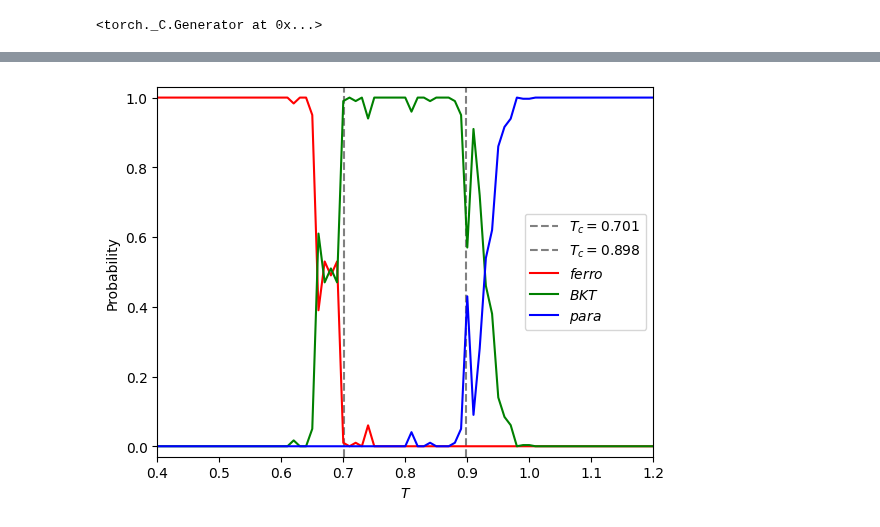
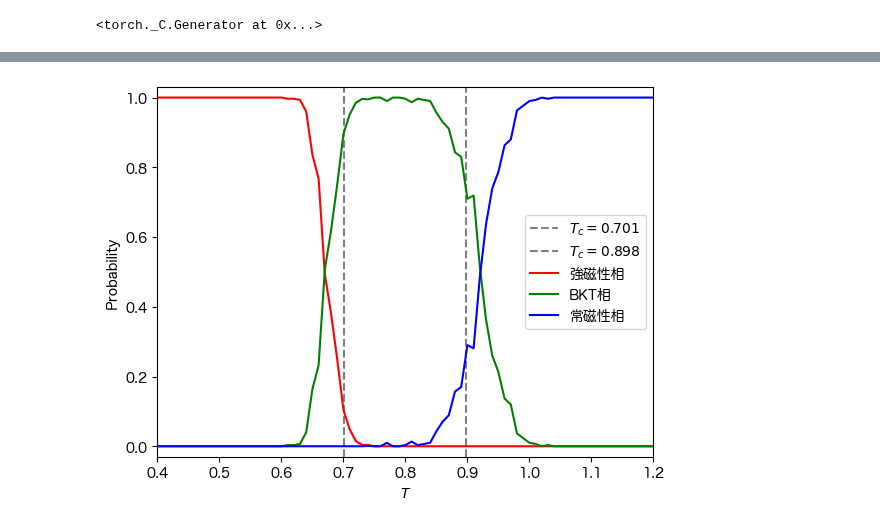
Before and after one commit to tatsuya0926/spin-configuration-learning, a Jupyter notebook: learning/train/train_cnn_Clock_q=6.ipynb, the cells around one changed output, grey strips where cells are left out. Saved outputs shown, nothing was run; the diff lists cells and outputs as text; code cells hidden in the pictures.

```diff
--- a/learning/train/train_cnn_Clock_q=6.ipynb
+++ b/learning/train/train_cnn_Clock_q=6.ipynb
@@ -224,13 +273,30 @@ KeyboardInterrupt:
+# %%
+model = torch.load("../models/2d_Clock_q=6_model_classifier.pth")
+# model = torch.load("../models/2d_Clock_q=6_model_classifier_config.pth")
+
+answer_test, prediction_test, temps = [], [], []
+model.eval()
+for data, temp, target in test_loader:
+    data = data.to(device)
+    output = model(data)
+    pred = output.argmax(dim=1, keepdim=False)
+    prediction_test += list(pred.cpu().numpy())
+    answer_test += list(target.cpu().numpy())
+    temps += list(temp.cpu().numpy())
+xs, y1s, y2s, y3s = inference(len(test_dataset), temps, prediction_test, target_size)
 # %%
 plt.axvline(x=T_cr_1, ymin=0, ymax=1, ls="dashed",
             color="gray", label=r"$T_c={}$".format(T_cr_1))
 plt.axvline(x=T_cr_2, ymin=0, ymax=1, ls="dashed",
             color="gray", label=r"$T_c={}$".format(T_cr_2))
 plt.xlim(t_start, t_end)
-plt.plot(xs, y1s_mean, label=r"$ferro$", color="red")
-plt.plot(xs, y2s_mean, label=r"$BKT$", color="green")
-plt.plot(xs, y3s_mean, label=r"$para$", color="blue")
+plt.ylim(-0.03, 1.03)
+plt.plot(xs, y1s, label=r"強磁性相", color="red")
+plt.plot(xs, y2s, label=r"BKT相", color="green")
+plt.plot(xs, y3s, label=r"常磁性相", color="blue")
 plt.legend()
 plt.xlabel(r"$T$")
 plt.ylabel(r"Probability")
 plt.show()
+# %% [output]
+[figure, added]
@@ -258,16 +302,0 @@ y3s_mean /= niter
-# %%
-plt.axvline(x=T_cr_1, ymin=0, ymax=1, ls="dashed",
-            color="gray", label=r"$T_c={}$".format(T_cr_1))
-plt.axvline(x=T_cr_2, ymin=0, ymax=1, ls="dashed",
-            color="gray", label=r"$T_c={}$".format(T_cr_2))
-plt.xlim(t_start, t_end)
-plt.ylim(-0.03, 1.03)
-plt.plot(xs, y1s_mean, label=r"$ferro$", color="red")
-plt.plot(xs, y2s_mean, label=r"$BKT$", color="green")
-plt.plot(xs, y3s_mean, label=r"$para$", color="blue")
-plt.legend()
-plt.xlabel(r"$T$")
-plt.ylabel(r"Probability")
-plt.show()
-# %% [output]
-[figure, removed]
```
Also changed, not shown: parts of 9 cells of this notebook, 9 other files.
